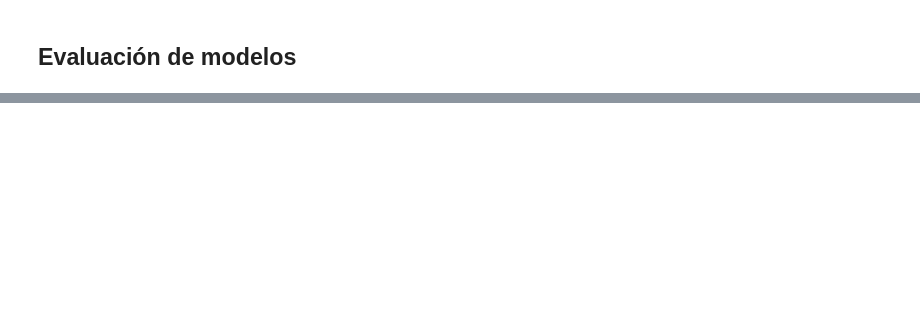
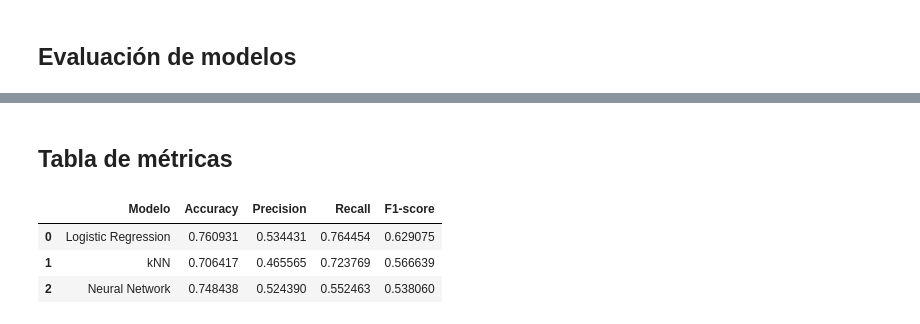
Before and after one commit to AndreaCisneros/challenge-telecomx-2, a Jupyter notebook: telecomx-2.ipynb, the cells around one changed output, grey strips where cells are left out. Drawn from its saved outputs; the diff is of its cells as text; code cells hidden in the pictures; blank space fills up the shorter version.

```diff
--- a/telecomx-2.ipynb
+++ b/telecomx-2.ipynb
@@ -348,0 +356,7 @@ plt.show()
+# %%
+from sklearn.neighbors import KNeighborsClassifier
+
+knn = KNeighborsClassifier(n_neighbors=5)
+
+knn.fit(X_train_scaled, y_train_res)
+y_pred_knn = knn.predict(X_test_scaled)
@@ -349,2 +365,11 @@ plt.show()
+# %%
+from sklearn.neural_network import MLPClassifier
+
+nn_model = MLPClassifier(hidden_layer_sizes=(100,),
+                         max_iter=500,
+                         random_state=42)
+
+nn_model.fit(X_train_scaled, y_train_res)
+y_pred_nn = nn_model.predict(X_test_scaled)
 # %% [markdown]
 ## Evaluación de modelos
@@ -350,0 +405,36 @@ plt.show()
+# %% [markdown]
+## Tabla de métricas
+# %%
+from sklearn.metrics import accuracy_score, precision_score, recall_score, f1_score
+import pandas as pd
+
+resultados = pd.DataFrame({
+    'Modelo': ['Logistic Regression', 'kNN', 'Neural Network'],
+    'Accuracy': [
+        accuracy_score(y_test, y_pred_log),
+        accuracy_score(y_test, y_pred_knn),
+        accuracy_score(y_test, y_pred_nn)
+    ],
+    'Precision': [
+        precision_score(y_test, y_pred_log),
+        precision_score(y_test, y_pred_knn),
+        precision_score(y_test, y_pred_nn)
+    ],
+    'Recall': [
+        recall_score(y_test, y_pred_log),
+        recall_score(y_test, y_pred_knn),
+        recall_score(y_test, y_pred_nn)
+    ],
+    'F1-score': [
+        f1_score(y_test, y_pred_log),
+        f1_score(y_test, y_pred_knn),
+        f1_score(y_test, y_pred_nn)
+    ]
+})
+
+resultados
+# %% [output]
+|  | Modelo | Accuracy | Precision | Recall | F1-score |
+| 0 | Logistic Regression | 0.760931 | 0.534431 | 0.764454 | 0.629075 |
+| 1 | kNN | 0.706417 | 0.465565 | 0.723769 | 0.566639 |
+| 2 | Neural Network | 0.748438 | 0.524390 | 0.552463 | 0.538060 |
```
Also changed, not shown: parts of 19 cells of this notebook.
